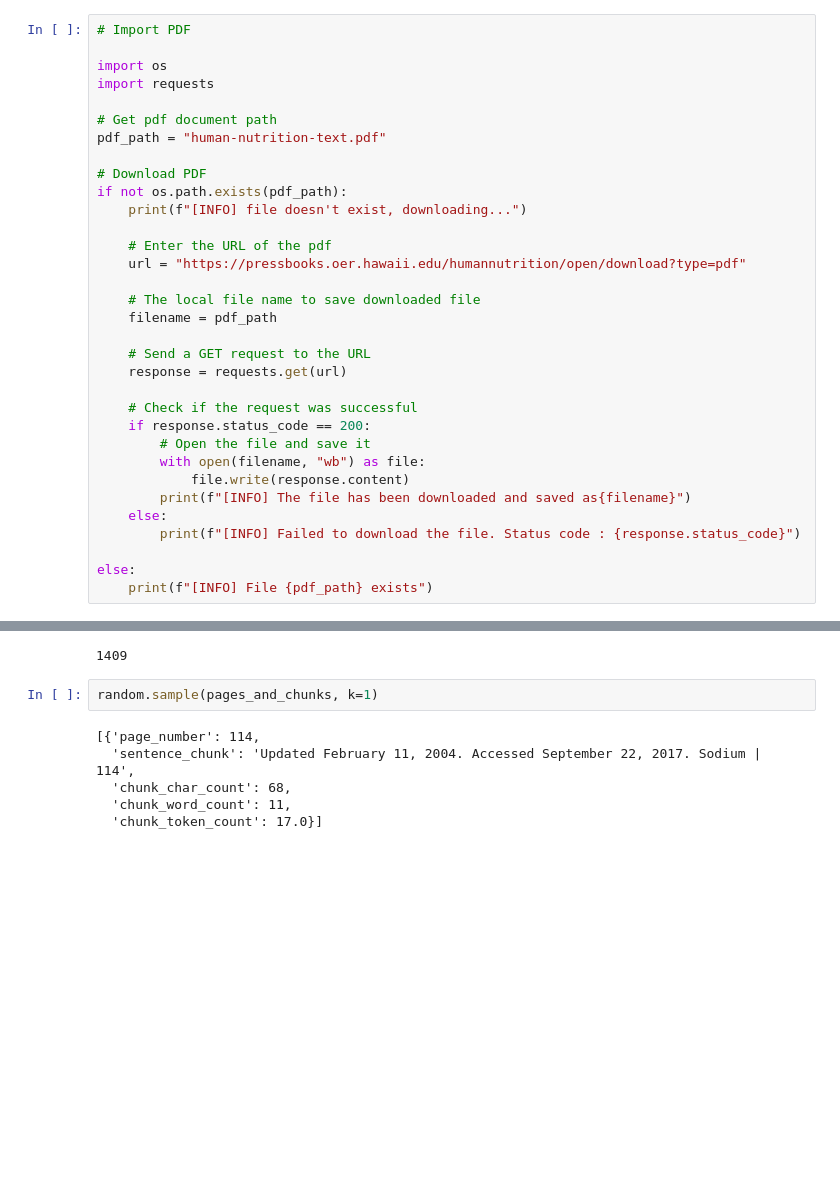
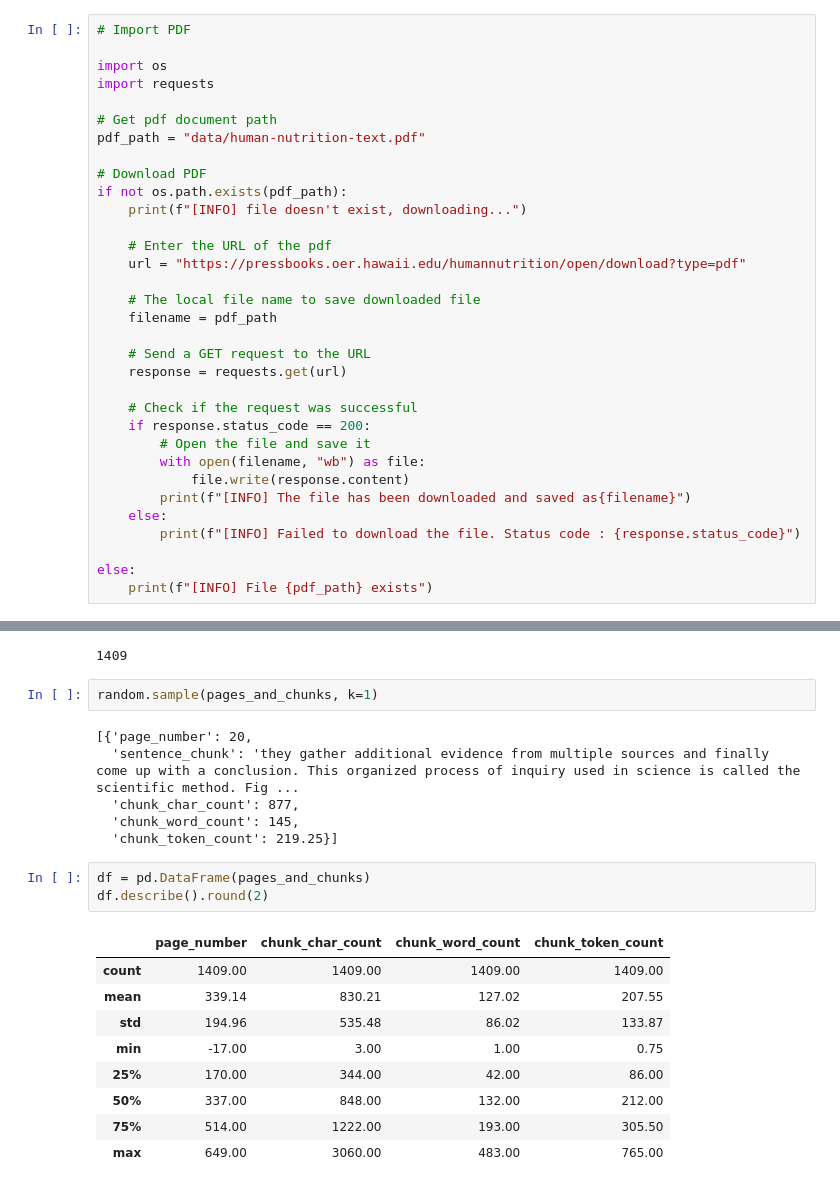
Before and after one commit to Matolla-Tony/Machine_Learning_Projects, a Jupyter notebook: PyTorch/RAG/RAG_pdf_pipeline.ipynb, the cells around one changed output, grey strips where cells are left out. Saved outputs shown, nothing was run; the diff lists cells and outputs as text; blank space fills up the shorter version.

Commit message:
RAG PDF text pre-processing done

```diff
--- a/PyTorch/RAG/RAG_pdf_pipeline.ipynb
+++ b/PyTorch/RAG/RAG_pdf_pipeline.ipynb
@@ -52,7 +52,7 @@ import os
 import requests
 
 # Get pdf document path
-pdf_path = "human-nutrition-text.pdf"
+pdf_path = "data/human-nutrition-text.pdf"
 
 # Download PDF
 if not os.path.exists(pdf_path):
@@ -336,8 +345,21 @@ len(pages_and_chunks)
 # %%
 random.sample(pages_and_chunks, k=1)
 # %% [output]
-[{'page_number': 114,
-  'sentence_chunk': 'Updated February 11, 2004. Accessed September 22, 2017. Sodium | 114',
-  'chunk_char_count': 68,
-  'chunk_word_count': 11,
-  'chunk_token_count': 17.0}]
+[{'page_number': 20,
+  'sentence_chunk': 'they gather additional evidence from multiple sources and finally come up with a conclusion. This organized process of inquiry used in science is called the scientific method. Fig ...
+  'chunk_char_count': 877,
+  'chunk_word_count': 145,
+  'chunk_token_count': 219.25}]
+# %%
+df = pd.DataFrame(pages_and_chunks)
+df.describe().round(2)
+# %% [output]
+|  | page_number | chunk_char_count | chunk_word_count | chunk_token_count |
+| count | 1409.00 | 1409.00 | 1409.00 | 1409.00 |
+| mean | 339.14 | 830.21 | 127.02 | 207.55 |
+| std | 194.96 | 535.48 | 86.02 | 133.87 |
+| min | -17.00 | 3.00 | 1.00 | 0.75 |
+| 25% | 170.00 | 344.00 | 42.00 | 86.00 |
+| 50% | 337.00 | 848.00 | 132.00 | 212.00 |
+| 75% | 514.00 | 1222.00 | 193.00 | 305.50 |
+| max | 649.00 | 3060.00 | 483.00 | 765.00 |
```
Also changed, not shown: parts of 12 cells of this notebook.
